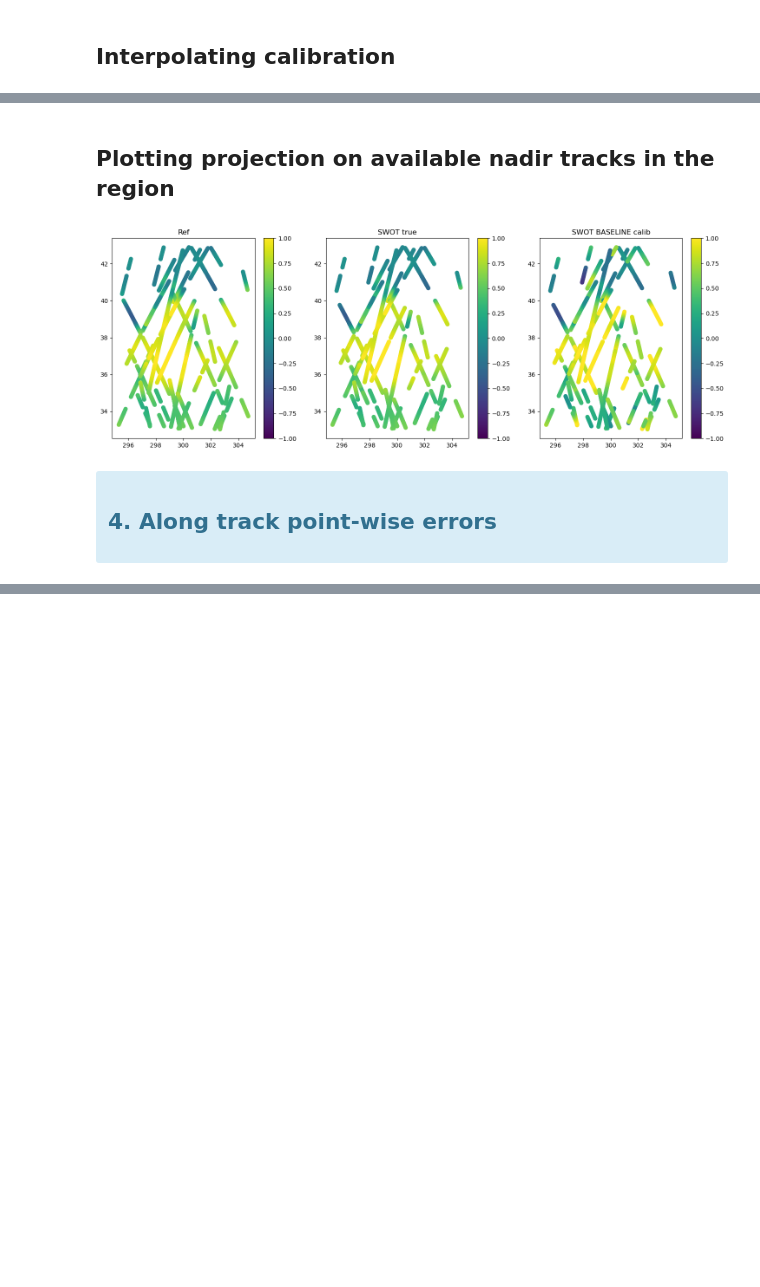
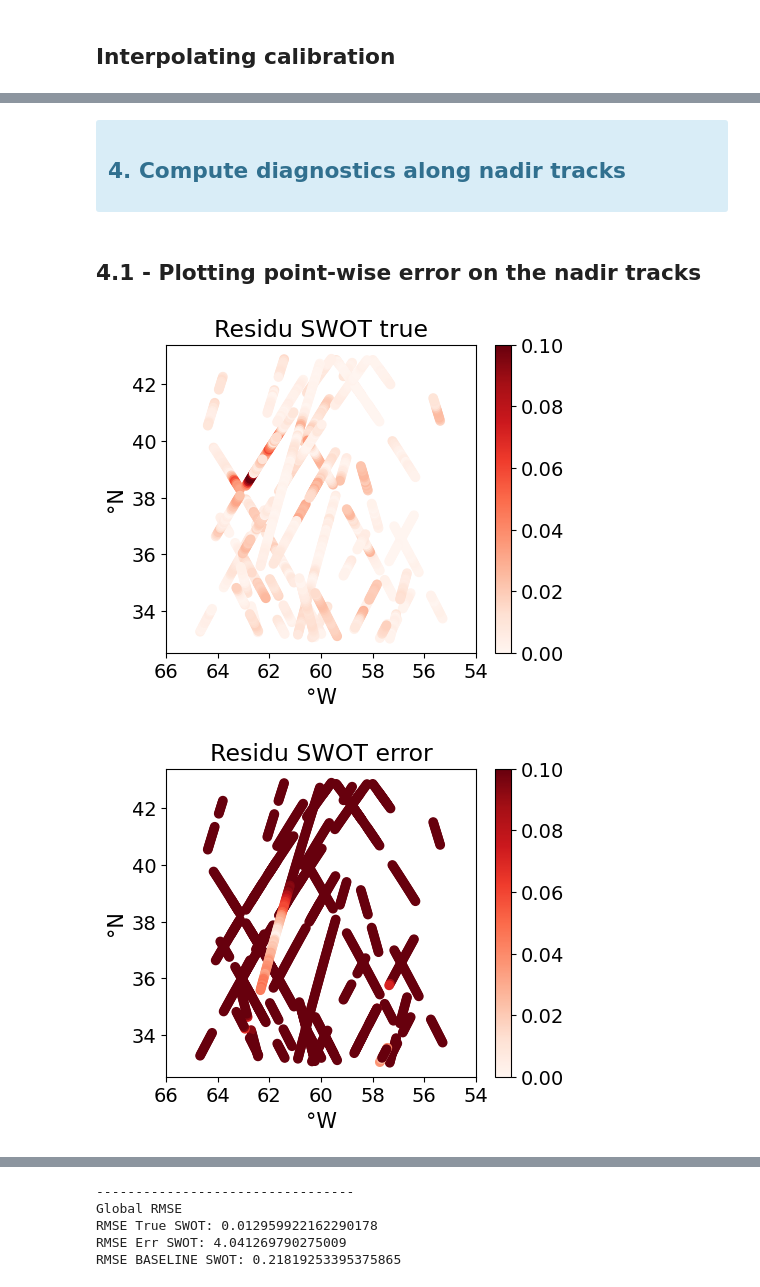
Before and after one commit to SammyMetref/2022c_SWOT_error_calibration_GS, a Jupyter notebook: notebooks_evaluate_on_nadirs/demo_evaluation_onnadirs_baseline.ipynb, the cells around one changed output, grey strips where cells are left out. Saved outputs shown, nothing was run; the diff lists cells and outputs as text; code cells hidden in the pictures; blank space fills up the shorter version.

Commit message:
Creating class benchmark_onnadirs and notebooks evaluation on nadirs

```diff
--- a/notebooks_evaluate_on_nadirs/demo_evaluation_onnadirs_baseline.ipynb
+++ b/notebooks_evaluate_on_nadirs/demo_evaluation_onnadirs_baseline.ipynb
@@ -140,28 +82,27 @@ Warning: Some files in directory do not start by dc_*:stat_BASELINE.nc
+# %% [markdown]
+<div class="alert alert-info" role="alert">
+
+<h2>4. Compute diagnostics along nadir tracks </h2>
+
+</div>
+# %%
+calib_name = 'BASELINE'
+etuvar = 'sshalong_calib'
+
+file_calib = '../results/demo_baseline/calib_onnadirtracks.nc'
+file_inputs = '../inputs/dc_SWOTcalibGS_inputs/ref_onnadirtracks.nc'
+
+output_dir = '../results/demo_baseline/'
+stat_output_filename = f'{output_dir}/stat_onnadirs_'+calib_name+'.nc'
+psd_output_filename = f'{output_dir}/psd_onnadirs_'+calib_name+'.nc'
+
+calib_bench_onnadirs = Benchmark_onNadirs()
 # %% [markdown]
-## Plotting projection on available nadir tracks in the region
+## 4.1 - Plotting point-wise error on the nadir tracks
-# %%
-plt.figure(figsize=(18,6))
-plt.subplot(131)
-plt.scatter(lonalong,latalong,c=refalong,vmin=-1,vmax=1)
-plt.title('Ref')
-plt.colorbar()
-
-plt.subplot(132)
-plt.scatter(lonalong,latalong,c=sshalong_true,vmin=-1,vmax=1)
-plt.title('SWOT true')
-plt.colorbar()
-
-plt.subplot(133)
-plt.scatter(lonalong,latalong,c=sshalong_calib,vmin=-1,vmax=1)
-plt.title('SWOT BASELINE calib')
-plt.colorbar()
-
-plt.show()
-# %% [output]
-[figure, removed]
-# %% [markdown]
-<div class="alert alert-info" role="alert">
-
-<h2>4. Along track point-wise errors </h2>
-
-</div>
+# %%
+calib_bench_onnadirs.compute_stats(file_calib,etuvar,file_inputs)
+calib_bench_onnadirs.write_stats(stat_output_filename, calib=calib_name)
+calib_bench_onnadirs.display_stats(stat_output_filename, calib=calib_name)
+# %% [output]
+[figure, added]
+[figure, added]
@@ -168 +110,6 @@ plt.show()
+---------------------------------
+Global RMSE
+RMSE True SWOT: 0.012959922162290178
+RMSE Err SWOT: 4.041269790275009
+RMSE BASELINE SWOT: 0.21819253395375865
 # %% [markdown]
```
Also changed, not shown: parts of 26 cells of this notebook, 6 other files.
